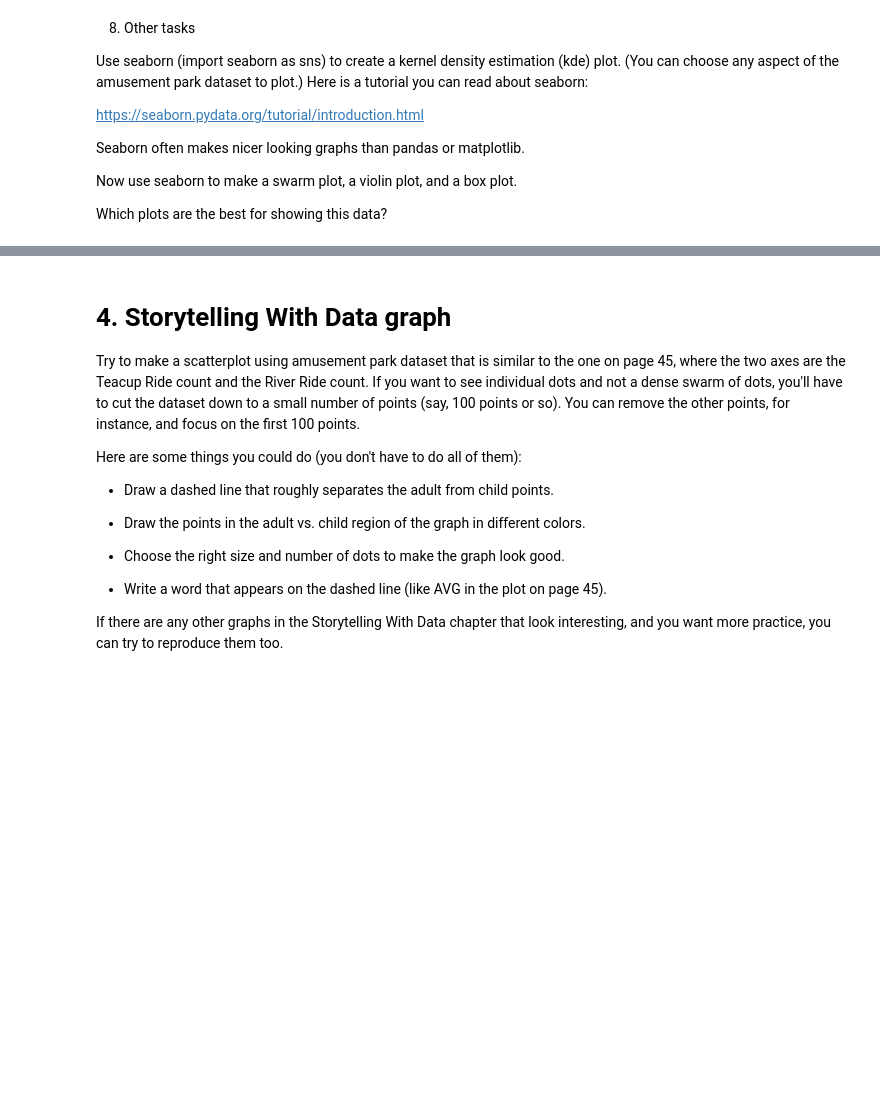
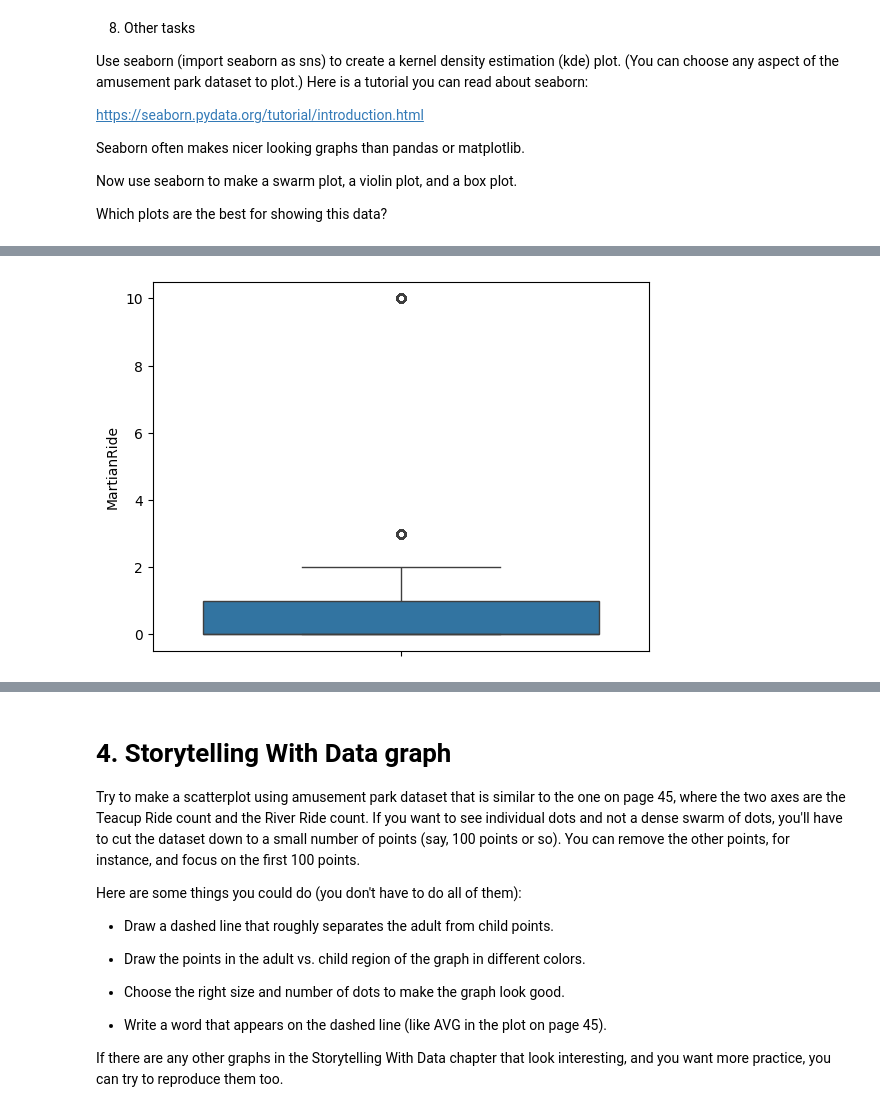
Before and after one commit to calebhadley1/Module-B-semester-2, a Jupyter notebook: OMDS-ModB2-Week3-Hadley-Caleb.ipynb, the cells around one changed output, grey strips where cells are left out. Saved outputs shown, nothing was run; the diff lists cells and outputs as text; code cells hidden in the pictures; blank space fills up the shorter version.

```diff
--- a/OMDS-ModB2-Week3-Hadley-Caleb.ipynb
+++ b/OMDS-ModB2-Week3-Hadley-Caleb.ipynb
@@ -436,0 +447,5 @@ Which plots are the best for showing this data?
+# %%
+sns.boxplot(df['MartianRide'])
+None
+# %% [output]
+[figure, added]
```
Also changed, not shown: parts of 3 cells of this notebook.
